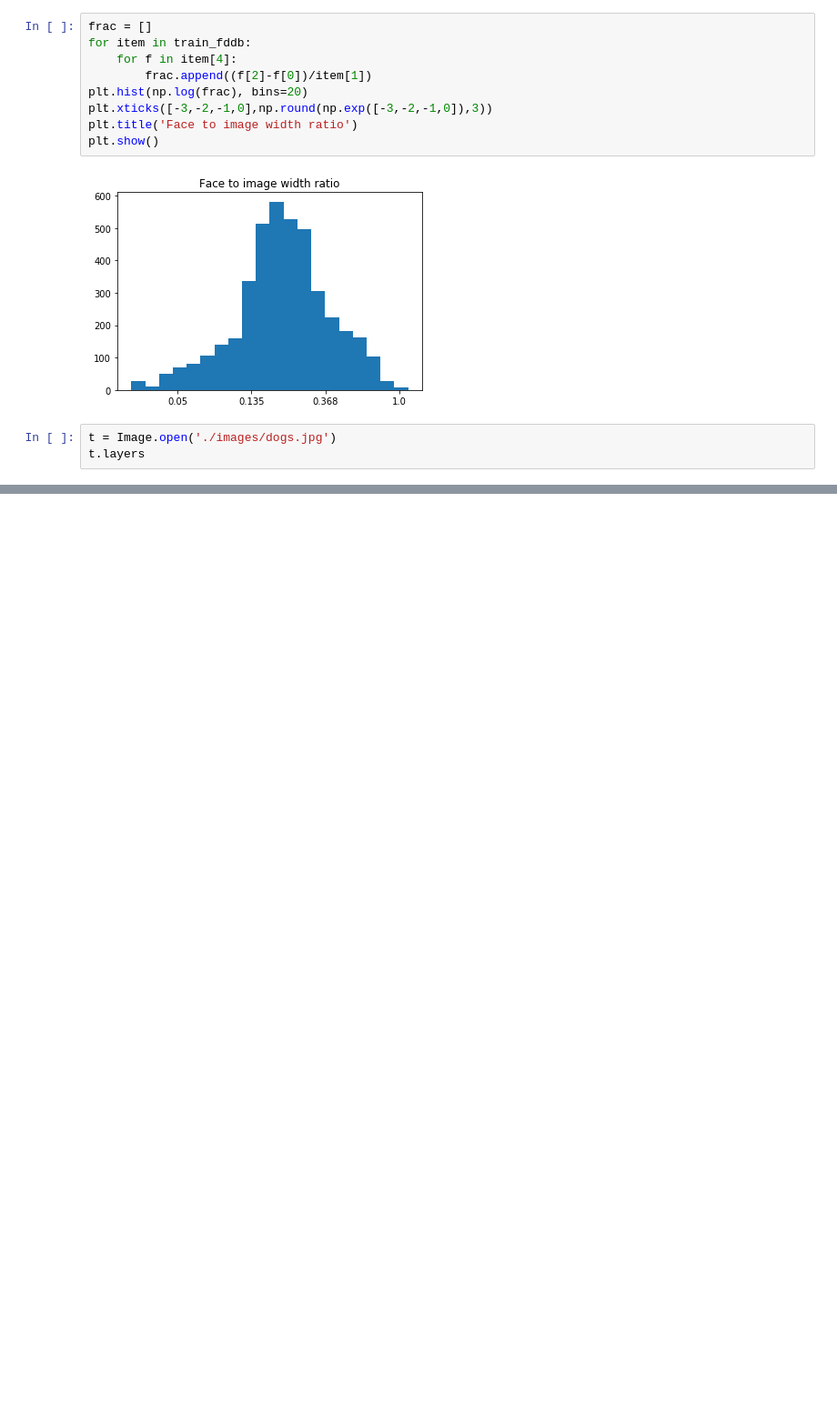
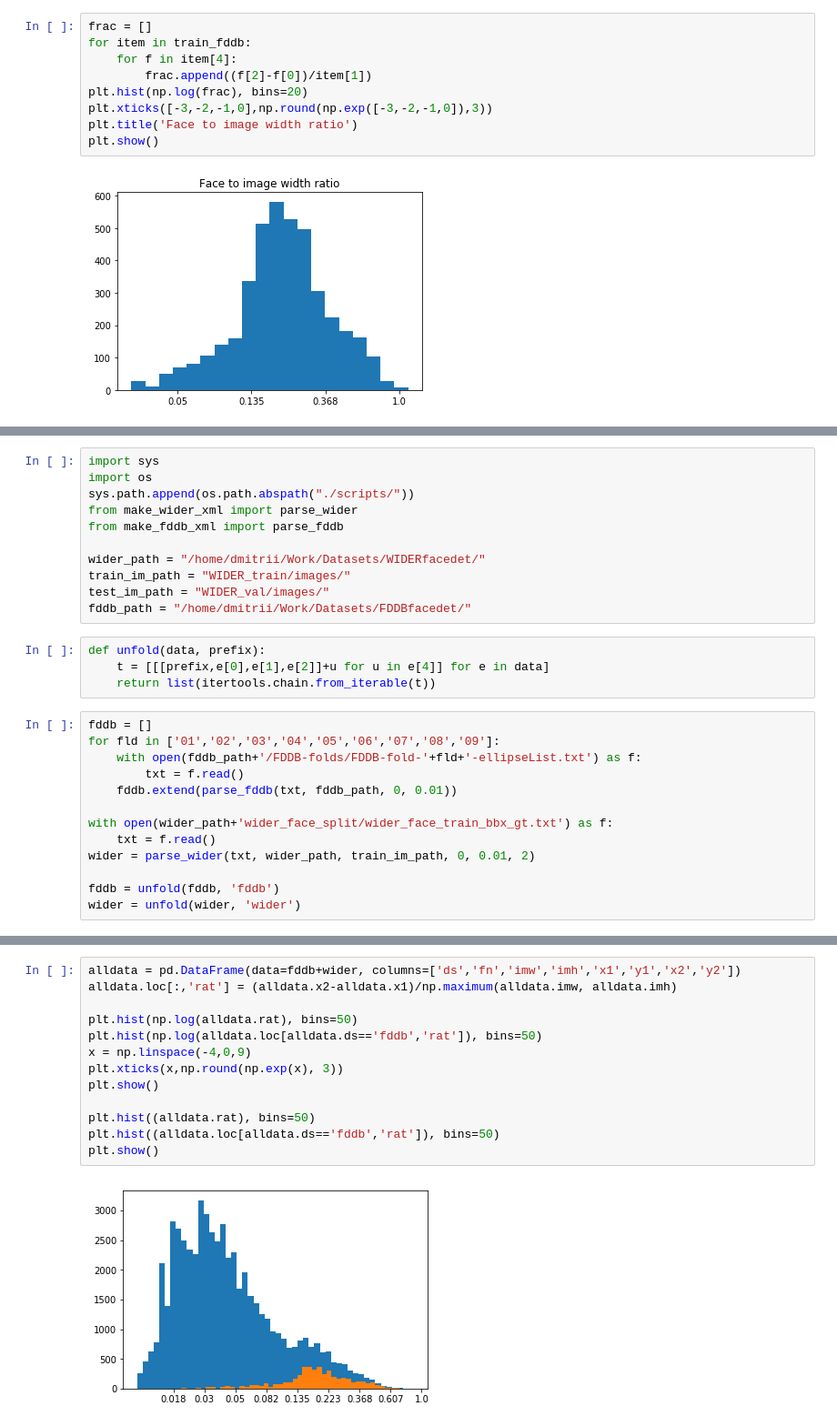
Before and after one commit to BeloborodovDS/MobilenetSSDFace, a Jupyter notebook: data_overview.ipynb, the cells around one changed output, grey strips where cells are left out. Shown at 91% size. Saved outputs shown, nothing was run; the diff lists cells and outputs as text; blank space fills up the shorter version.

Commit message:
+fix comments +filter data +face counters +change folds

```diff
--- a/data_overview.ipynb
+++ b/data_overview.ipynb
@@ -383,6 +384,3 @@ plt.title('Face to image width ratio')
 plt.show()
 # %% [output]
 [figure]
-# %%
-t = Image.open('./images/dogs.jpg')
-t.layers
@@ -390,0 +387,28 @@ t.layers
+# %%
+import sys
+import os
+sys.path.append(os.path.abspath("./scripts/"))
+from make_wider_xml import parse_wider
+from make_fddb_xml import parse_fddb
+
+wider_path = "/home/dmitrii/Work/Datasets/WIDERfacedet/"
+train_im_path = "WIDER_train/images/"
+test_im_path = "WIDER_val/images/"
+fddb_path = "/home/dmitrii/Work/Datasets/FDDBfacedet/"
+# %%
+def unfold(data, prefix):
+    t = [[[prefix,e[0],e[1],e[2]]+u for u in e[4]] for e in data]
+    return list(itertools.chain.from_iterable(t))
+# %%
+fddb = []
+for fld in ['01','02','03','04','05','06','07','08','09']:
+    with open(fddb_path+'/FDDB-folds/FDDB-fold-'+fld+'-ellipseList.txt') as f:
+        txt = f.read()
+    fddb.extend(parse_fddb(txt, fddb_path, 0, 0.01))
+
+with open(wider_path+'wider_face_split/wider_face_train_bbx_gt.txt') as f:
+    txt = f.read()
+wider = parse_wider(txt, wider_path, train_im_path, 0, 0.01, 2)
+
+fddb = unfold(fddb, 'fddb')
+wider = unfold(wider, 'wider')
@@ -390,0 +433,15 @@ t.layers
+# %%
+alldata = pd.DataFrame(data=fddb+wider, columns=['ds','fn','imw','imh','x1','y1','x2','y2'])
+alldata.loc[:,'rat'] = (alldata.x2-alldata.x1)/np.maximum(alldata.imw, alldata.imh)
+
+plt.hist(np.log(alldata.rat), bins=50)
+plt.hist(np.log(alldata.loc[alldata.ds=='fddb','rat']), bins=50)
+x = np.linspace(-4,0,9)
+plt.xticks(x,np.round(np.exp(x), 3))
+plt.show()
+
+plt.hist((alldata.rat), bins=50)
+plt.hist((alldata.loc[alldata.ds=='fddb','rat']), bins=50)
+plt.show()
+# %% [output]
+[figure, added]
```
Also changed, not shown: parts of 6 cells of this notebook, 3 other files.
